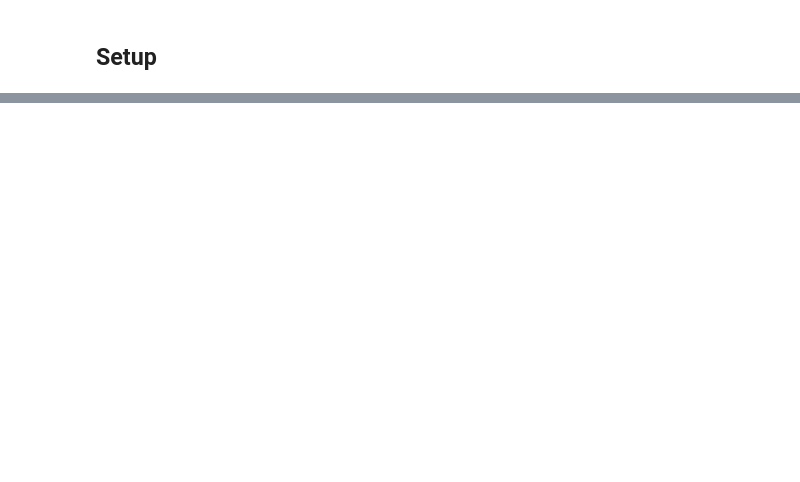
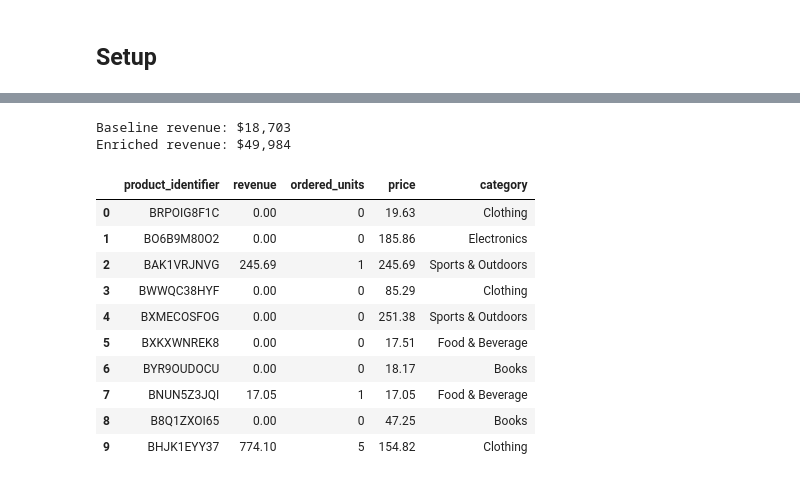
Before and after one commit to eisenhauerIO/courses-business-decisions, a Jupyter notebook: docs/source/measure-impact/01-potential-outcome-model/lecture.ipynb, the cells around one changed output, grey strips where cells are left out. Saved outputs shown, nothing was run; the diff lists cells and outputs as text; code cells hidden in the pictures; blank space fills up the shorter version.

```diff
--- a/docs/source/measure-impact/01-potential-outcome-model/lecture.ipynb
+++ b/docs/source/measure-impact/01-potential-outcome-model/lecture.ipynb
@@ -607,0 +114,29 @@ True ATE:          $1,067
+# %%
+# Apply random treatment using enrichment pipeline
+enrich("config_enrichment_random.yaml", job_info)
+
+products, sales, sales_enriched = itemgetter("products", "sales", "enriched")(
+    load_job_results(job_info)
+)
+print(f"Baseline revenue: ${sales['revenue'].sum():,.0f}")
+print(f"Enriched revenue: ${sales_enriched['revenue'].sum():,.0f}")
+# %% [output]
+Baseline revenue: $18,703
+Enriched revenue: $49,984
+# %%
+df = sales[
+    ["product_identifier", "revenue", "ordered_units", "price", "category"]
+].copy()
+df.head(10)
+# %% [output]
+|  | product_identifier | revenue | ordered_units | price | category |
+| 0 | BRPOIG8F1C | 0.00 | 0 | 19.63 | Clothing |
+| 1 | BO6B9M80O2 | 0.00 | 0 | 185.86 | Electronics |
+| 2 | BAK1VRJNVG | 245.69 | 1 | 245.69 | Sports & Outdoors |
+| 3 | BWWQC38HYF | 0.00 | 0 | 85.29 | Clothing |
+| 4 | BXMECOSFOG | 0.00 | 0 | 251.38 | Sports & Outdoors |
+| 5 | BXKXWNREK8 | 0.00 | 0 | 17.51 | Food & Beverage |
+| 6 | BYR9OUDOCU | 0.00 | 0 | 18.17 | Books |
+| 7 | BNUN5Z3JQI | 17.05 | 1 | 17.05 | Food & Beverage |
+| 8 | B8Q1ZXOI65 | 0.00 | 0 | 47.25 | Books |
+| 9 | BHJK1EYY37 | 774.10 | 5 | 154.82 | Clothing |
```
Also changed, not shown: parts of 87 cells of this notebook, 7 other files.
